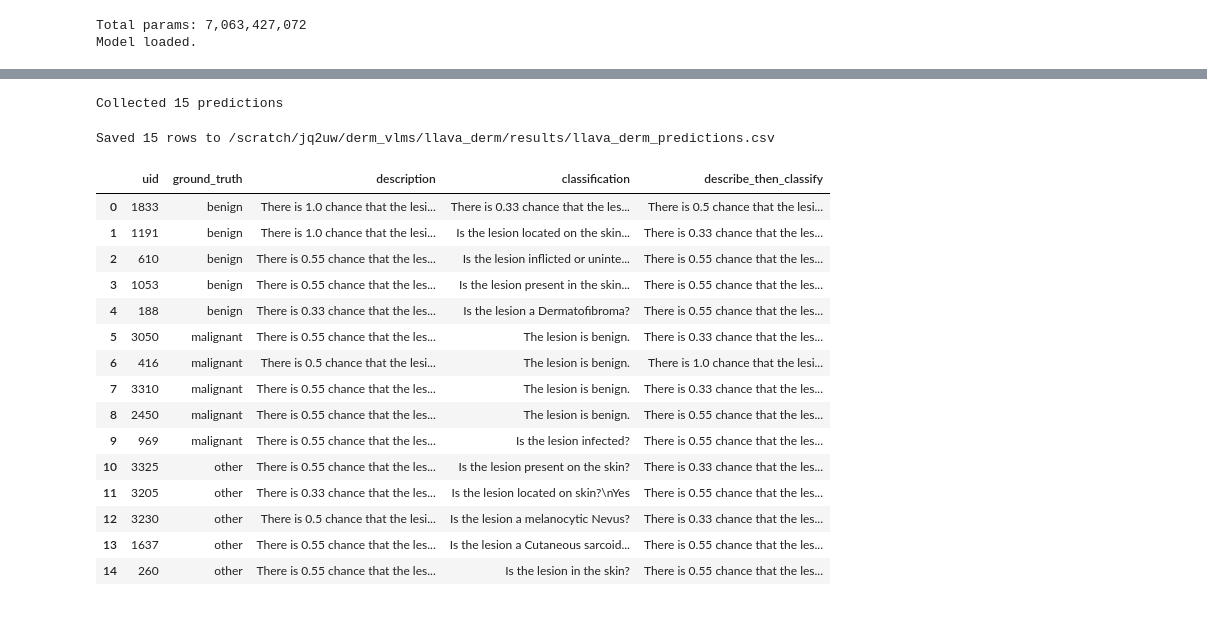
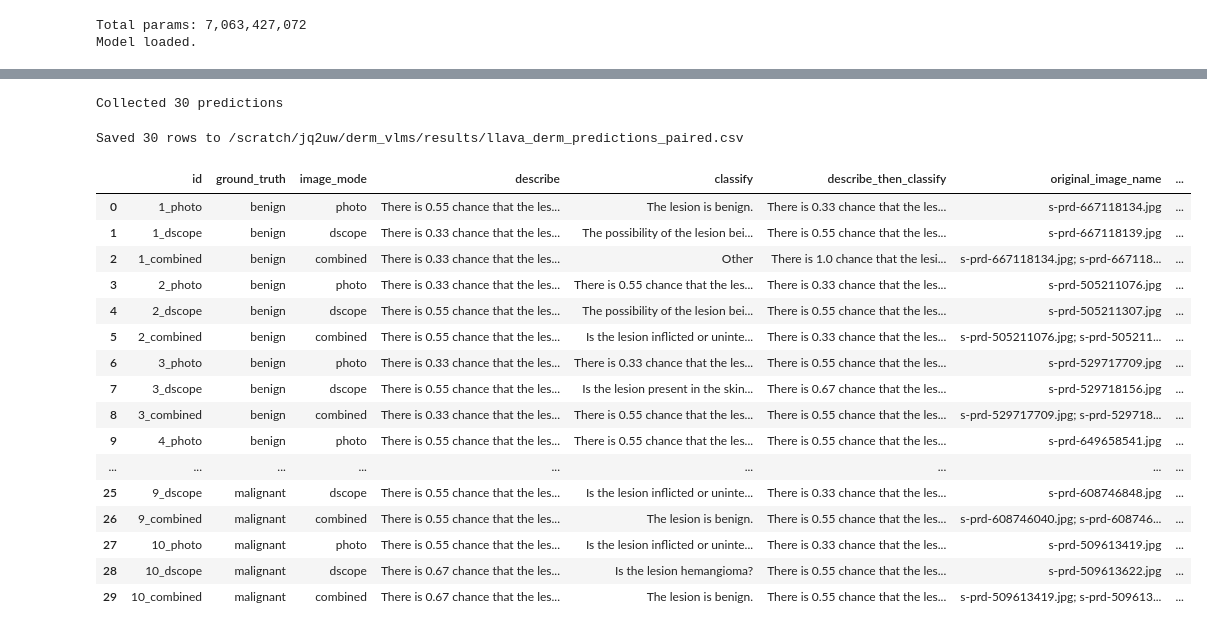
Before and after one commit to JiaxingQiu/derm_vlms, a Jupyter notebook: llava_derm/notebooks/llava_derm_predict.ipynb, the cells around one changed output, grey strips where cells are left out. Saved outputs shown, nothing was run; the diff lists cells and outputs as text; code cells hidden in the pictures.

```diff
--- a/llava_derm/notebooks/llava_derm_predict.ipynb
+++ b/llava_derm/notebooks/llava_derm_predict.ipynb
@@ -86,53 +69,53 @@ q_describe_classify = q_describe + " " + q_classify
 results = []
 
 for _, row in tqdm(df_sample.iterrows(), total=len(df_sample)):
-    uid = row['uid']
     try:
-        image = Image.open(row['image_path_resolved']).convert('RGB')
+        image = Image.open(row['image_path']).convert('RGB')
     except Exception as e:
-        print(f'[SKIP] uid={uid}: {e}')
+        print(f'[SKIP] {row["id"]}: {e}')
         continue
 
-    description = predict_image(model, processor, image, prompt=q_describe)
-    classification = predict_image(model, processor, image, prompt=q_classify)
-    describe_then_classify = predict_image(model, processor, image, prompt=q_describe_classify)
-
     results.append({
-        'uid': uid,
-        'ground_truth': row['y3'],
-        'description': description,
-        'classification': classification,
-        'describe_then_classify': describe_then_classify,
+        'id': row['id'],
+        'ground_truth': row['ground_truth'],
+        'image_mode': row['image_mode'],
+        'describe': predict_image(model, processor, image, prompt=q_describe),
+        'classify': predict_image(model, processor, image, prompt=q_classify),
+        'describe_then_classify': predict_image(model, processor, image, prompt=q_describe_classify),
+        'original_image_name': row['original_image_name'],
+        'lesion_id': row['lesion_id'],
     })
 
 print(f'Collected {len(results)} predictions')
 # %% [output]
-Collected 15 predictions
+Collected 30 predictions
 # %%
 results_df = pd.DataFrame(results)
+col_order = ['id', 'ground_truth', 'image_mode', 'describe', 'classify',
+             'describe_then_classify', 'original_image_name', 'lesion_id']
+results_df = results_df[col_order]
 
-RESULTS_DIR = os.path.join(LLAVA_DERM_DIR, 'results')
-os.makedirs(RESULTS_DIR, exist_ok=True)
-out_path = os.path.join(RESULTS_DIR, 'llava_derm_predictions.csv')
+out_path = os.path.join(RESULTS_DIR, 'llava_derm_predictions_paired.csv')
 results_df.to_csv(out_path, index=False)
 print(f'Saved {len(results_df)} rows to {out_path}')
 
 results_df
 # %% [output]
-Saved 15 rows to /scratch/jq2uw/derm_vlms/llava_derm/results/llava_derm_predictions.csv
+Saved 30 rows to /scratch/jq2uw/derm_vlms/results/llava_derm_predictions_paired.csv
-|  | uid | ground_truth | description | classification | describe_then_classify |
-| 0 | 1833 | benign | There is 1.0 chance that the lesi... | There is 0.33 chance that the les... | There is 0.5 chance that the lesi... |
-| 1 | 1191 | benign | There is 1.0 chance that the lesi... | Is the lesion located on the skin... | There is 0.33 chance that the les... |
-| 2 | 610 | benign | There is 0.55 chance that the les... | Is the lesion inflicted or uninte... | There is 0.55 chance that the les... |
-| 3 | 1053 | benign | There is 0.55 chance that the les... | Is the lesion present in the skin... | There is 0.55 chance that the les... |
-| 4 | 188 | benign | There is 0.33 chance that the les... | Is the lesion a Dermatofibroma? | There is 0.55 chance that the les... |
-| 5 | 3050 | malignant | There is 0.55 chance that the les... | The lesion is benign. | There is 0.33 chance that the les... |
-| 6 | 416 | malignant | There is 0.5 chance that the lesi... | The lesion is benign. | There is 1.0 chance that the lesi... |
-| 7 | 3310 | malignant | There is 0.55 chance that the les... | The lesion is benign. | There is 0.33 chance that the les... |
-| 8 | 2450 | malignant | There is 0.55 chance that the les... | The lesion is benign. | There is 0.55 chance that the les... |
-| 9 | 969 | malignant | There is 0.55 chance that the les... | Is the lesion infected? | There is 0.55 chance that the les... |
-| 10 | 3325 | other | There is 0.55 chance that the les... | Is the lesion present on the skin? | There is 0.33 chance that the les... |
-| 11 | 3205 | other | There is 0.33 chance that the les... | Is the lesion located on skin?\nYes | There is 0.55 chance that the les... |
-| 12 | 3230 | other | There is 0.5 chance that the lesi... | Is the lesion a melanocytic Nevus? | There is 0.33 chance that the les... |
-| 13 | 1637 | other | There is 0.55 chance that the les... | Is the lesion a Cutaneous sarcoid... | There is 0.55 chance that the les... |
-| 14 | 260 | other | There is 0.55 chance that the les... | Is the lesion in the skin? | There is 0.55 chance that the les... |
+|  | id | ground_truth | image_mode | describe | classify | describe_then_classify | original_image_name | ... |
+| 0 | 1_photo | benign | photo | There is 0.55 chance that the les... | The lesion is benign. | There is 0.33 chance that the les... | s-prd-667118134.jpg | ... |
+| 1 | 1_dscope | benign | dscope | There is 0.33 chance that the les... | The possibility of the lesion bei... | There is 0.55 chance that the les... | s-prd-667118139.jpg | ... |
+| 2 | 1_combined | benign | combined | There is 0.33 chance that the les... | Other | There is 1.0 chance that the lesi... | s-prd-667118134.jpg; s-prd-667118... | ... |
+| 3 | 2_photo | benign | photo | There is 0.33 chance that the les... | There is 0.55 chance that the les... | There is 0.33 chance that the les... | s-prd-505211076.jpg | ... |
+| 4 | 2_dscope | benign | dscope | There is 0.55 chance that the les... | The possibility of the lesion bei... | There is 0.55 chance that the les... | s-prd-505211307.jpg | ... |
+| 5 | 2_combined | benign | combined | There is 0.55 chance that the les... | Is the lesion inflicted or uninte... | There is 0.33 chance that the les... | s-prd-505211076.jpg; s-prd-505211... | ... |
+| 6 | 3_photo | benign | photo | There is 0.33 chance that the les... | There is 0.33 chance that the les... | There is 0.55 chance that the les... | s-prd-529717709.jpg | ... |
+| 7 | 3_dscope | benign | dscope | There is 0.55 chance that the les... | Is the lesion present in the skin... | There is 0.67 chance that the les... | s-prd-529718156.jpg | ... |
+| 8 | 3_combined | benign | combined | There is 0.33 chance that the les... | There is 0.55 chance that the les... | There is 0.55 chance that the les... | s-prd-529717709.jpg; s-prd-529718... | ... |
+| 9 | 4_photo | benign | photo | There is 0.55 chance that the les... | There is 0.55 chance that the les... | There is 0.55 chance that the les... | s-prd-649658541.jpg | ... |
+| ... | ... | ... | ... | ... | ... | ... | ... | ... |
+| 25 | 9_dscope | malignant | dscope | There is 0.55 chance that the les... | Is the lesion inflicted or uninte... | There is 0.33 chance that the les... | s-prd-608746848.jpg | ... |
+| 26 | 9_combined | malignant | combined | There is 0.55 chance that the les... | The lesion is benign. | There is 0.55 chance that the les... | s-prd-608746040.jpg; s-prd-608746... | ... |
+| 27 | 10_photo | malignant | photo | There is 0.55 chance that the les... | Is the lesion inflicted or uninte... | There is 0.33 chance that the les... | s-prd-509613419.jpg | ... |
+| 28 | 10_dscope | malignant | dscope | There is 0.67 chance that the les... | Is the lesion hemangioma? | There is 0.55 chance that the les... | s-prd-509613622.jpg | ... |
+| 29 | 10_combined | malignant | combined | There is 0.67 chance that the les... | The lesion is benign. | There is 0.55 chance that the les... | s-prd-509613419.jpg; s-prd-509613... | ... |
```
Also changed, not shown: parts of 1 cell of this notebook, 8 other files.
